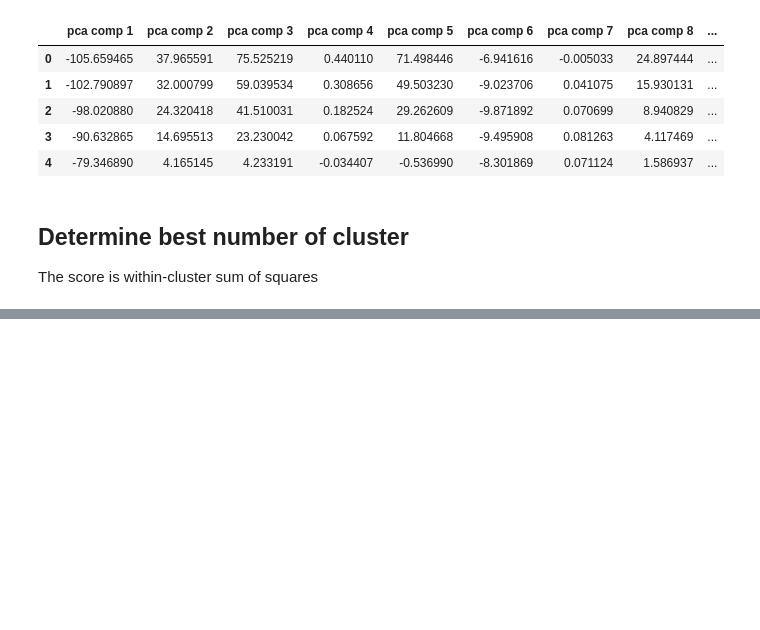
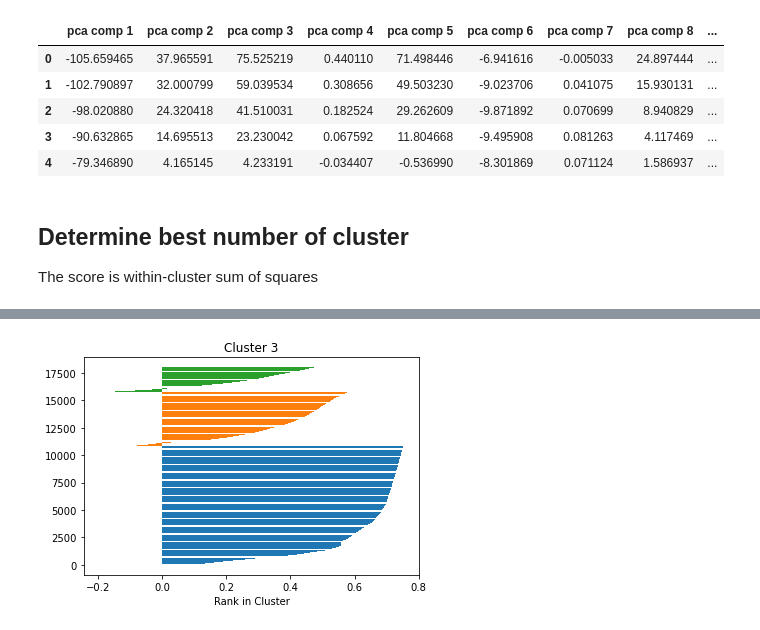
Before and after one commit to friethjof/correlation_classification, a Jupyter notebook: clustering_with_kmeans.ipynb, the cells around one changed output, grey strips where cells are left out. Cells and saved outputs as stored; diff of their text form; code cells hidden in the pictures; blank space fills up the shorter version.

```diff
--- a/clustering_with_kmeans.ipynb
+++ b/clustering_with_kmeans.ipynb
@@ -66,0 +114,4 @@ ax.set_ylabel(ylabel='within-cluster sum of squares',
+# %%
+plot_silhouette_samples(n_clusters=3)
+# %% [output]
+[figure, added]
```
Also changed, not shown: parts of 15 cells of this notebook.
